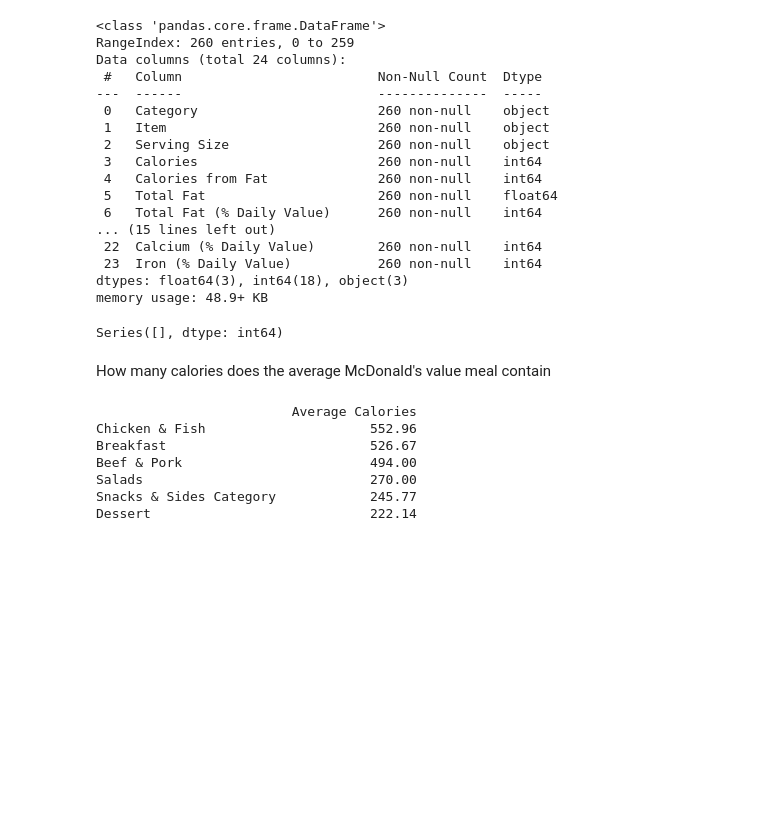
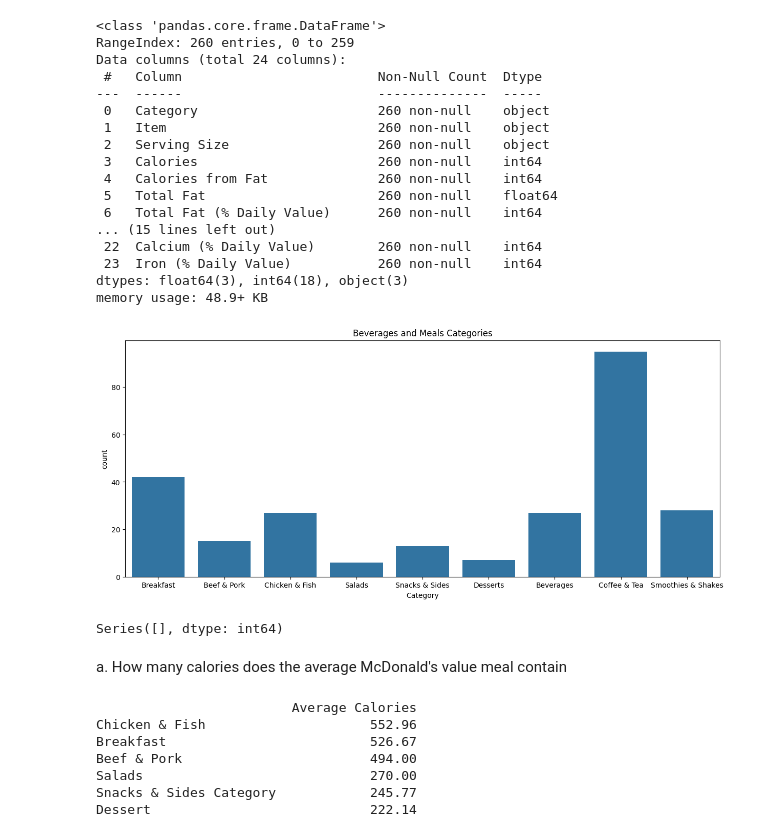
Before and after one commit to luthfi2603/Tubes-DWBI-Kelompok-2, a Jupyter notebook: Challange1/test.ipynb, the cells around one changed output. Saved outputs shown, nothing was run; the diff lists cells and outputs as text; code cells hidden in the pictures; blank space fills up the shorter version.

```diff
--- a/Challange1/test.ipynb
+++ b/Challange1/test.ipynb
@@ -35,6 +35,18 @@ Data columns (total 24 columns):
  23  Iron (% Daily Value)           260 non-null    int64
 dtypes: float64(3), int64(18), object(3)
 memory usage: 48.9+ KB
+# %%
+plt.figure(figsize=(15, 6))
+sns.countplot(x=data['Category'])
+plt.title('Beverages and Meals Categories')
+plt.show()
+
+# plt.figure(figsize=(15, 6))
+# sns.countplot(x=data['Item'])
+# plt.title(f'Box Plot of {i}')
+# plt.show()
+# %% [output]
+[figure, new version]
 # %%
 # Cek apakah ada missing values
 
@@ -43,7 +55,7 @@ missing_values[missing_values > 0]
 # %% [output]
 Series([], dtype: int64)
 # %% [markdown]
-How many calories does the average McDonald's value meal contain
+a. How many calories does the average McDonald's value meal contain
 # %%
 # Memisahkan data menjadi beberapa kategori
 
```
Also changed, not shown: parts of 18 cells of this notebook.
